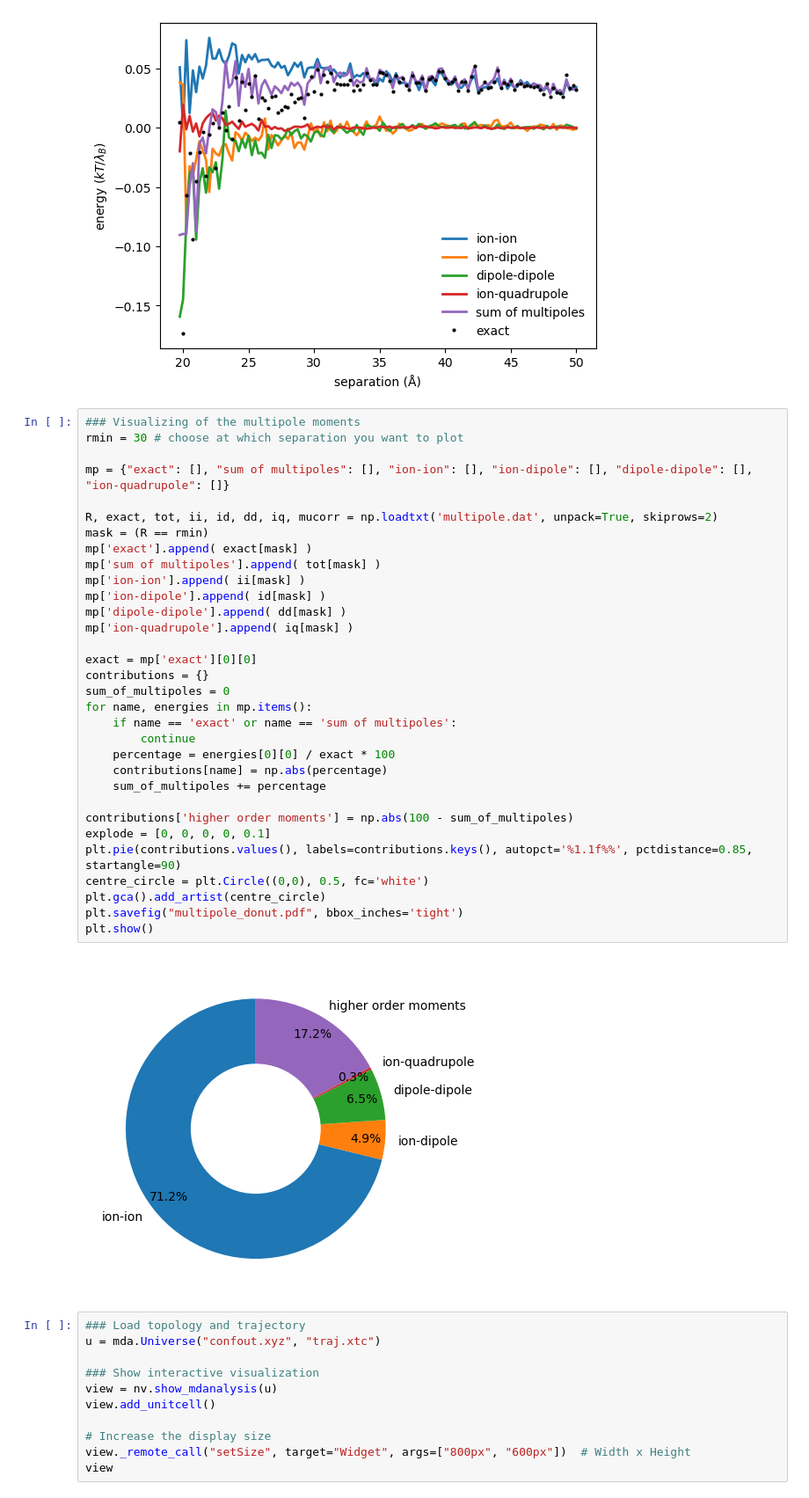
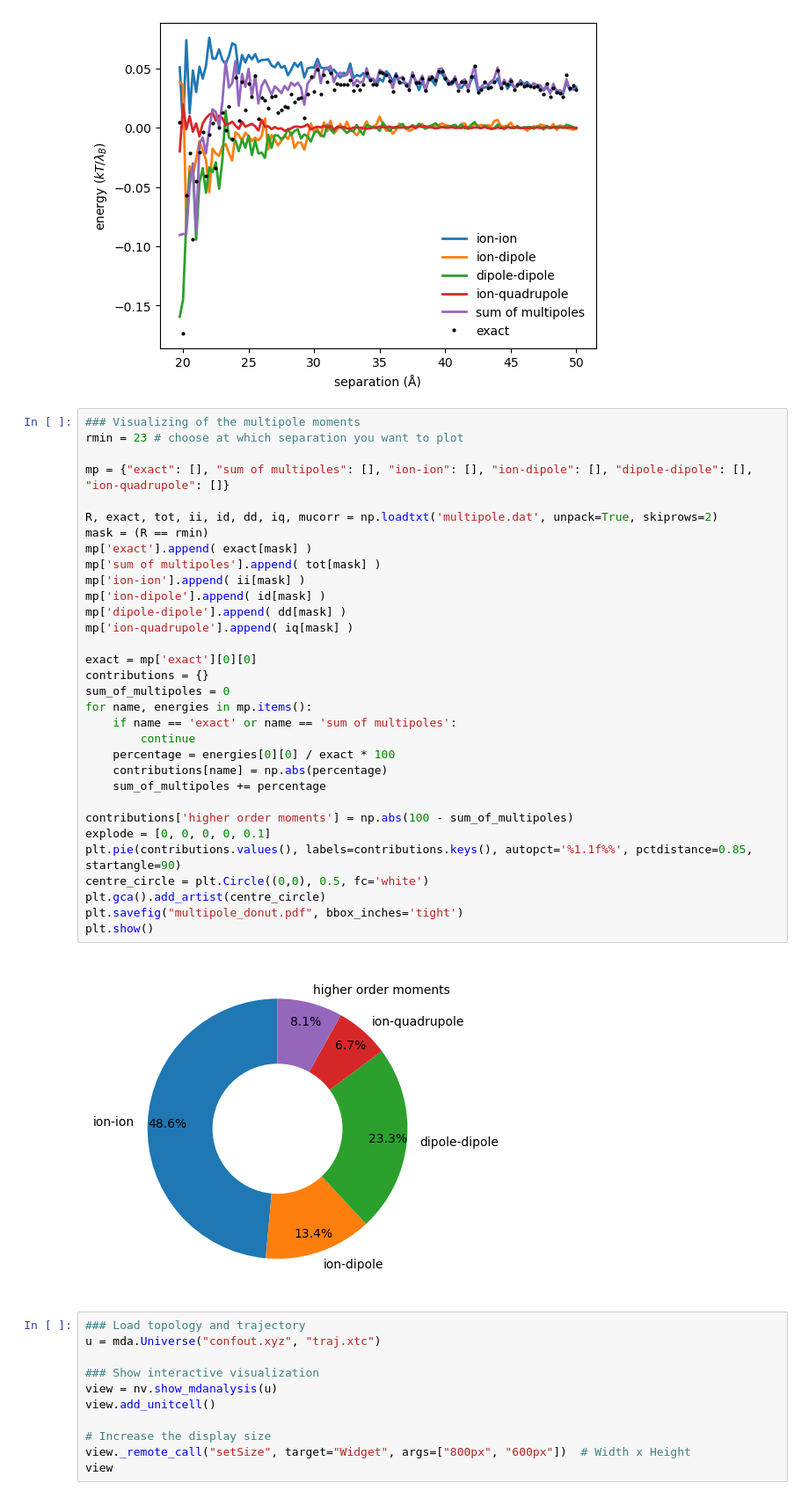
Before and after one commit to IVinterbladh/YRI-Protein-Simulation, a Jupyter notebook: Simulation_of_PP_interactions.ipynb, the cells around one changed output. Shown at 88% size. Drawn from its saved outputs; the diff is of its cells as text.

```diff
--- a/Simulation_of_PP_interactions.ipynb
+++ b/Simulation_of_PP_interactions.ipynb
@@ -157,38 +156,38 @@ plt.savefig('multipole.png', bbox_inches='tight')
 [figure]
 # %%
 ### Visualizing of the multipole moments
-rmin = 30 # choose at which separation you want to plot
+rmin = 23 # choose at which separation you want to plot
 
 mp = {"exact": [], "sum of multipoles": [], "ion-ion": [], "ion-dipole": [], "dipole-dipole": [], "ion-quadrupole": []}
 
 R, exact, tot, ii, id, dd, iq, mucorr = np.loadtxt('multipole.dat', unpack=True, skiprows=2)
 mask = (R == rmin)
 mp['exact'].append( exact[mask] )
 mp['sum of multipoles'].append( tot[mask] )
 mp['ion-ion'].append( ii[mask] )
 mp['ion-dipole'].append( id[mask] )
 mp['dipole-dipole'].append( dd[mask] )
 mp['ion-quadrupole'].append( iq[mask] )
 
 exact = mp['exact'][0][0]
 contributions = {}
 sum_of_multipoles = 0
 for name, energies in mp.items():
     if name == 'exact' or name == 'sum of multipoles':
         continue
     percentage = energies[0][0] / exact * 100
     contributions[name] = np.abs(percentage)
     sum_of_multipoles += percentage
 
 contributions['higher order moments'] = np.abs(100 - sum_of_multipoles)
 explode = [0, 0, 0, 0, 0.1]
 plt.pie(contributions.values(), labels=contributions.keys(), autopct='%1.1f%%', pctdistance=0.85, startangle=90)
 centre_circle = plt.Circle((0,0), 0.5, fc='white')
 plt.gca().add_artist(centre_circle)
 plt.savefig("multipole_donut.pdf", bbox_inches='tight')
 plt.show()
 # %% [output]
-[figure, old version]
+[figure, new version]
 # %%
 ### Load topology and trajectory
 u = mda.Universe("confout.xyz", "traj.xtc")
```
Also changed, not shown: parts of 4 cells of this notebook, 6 other files.
